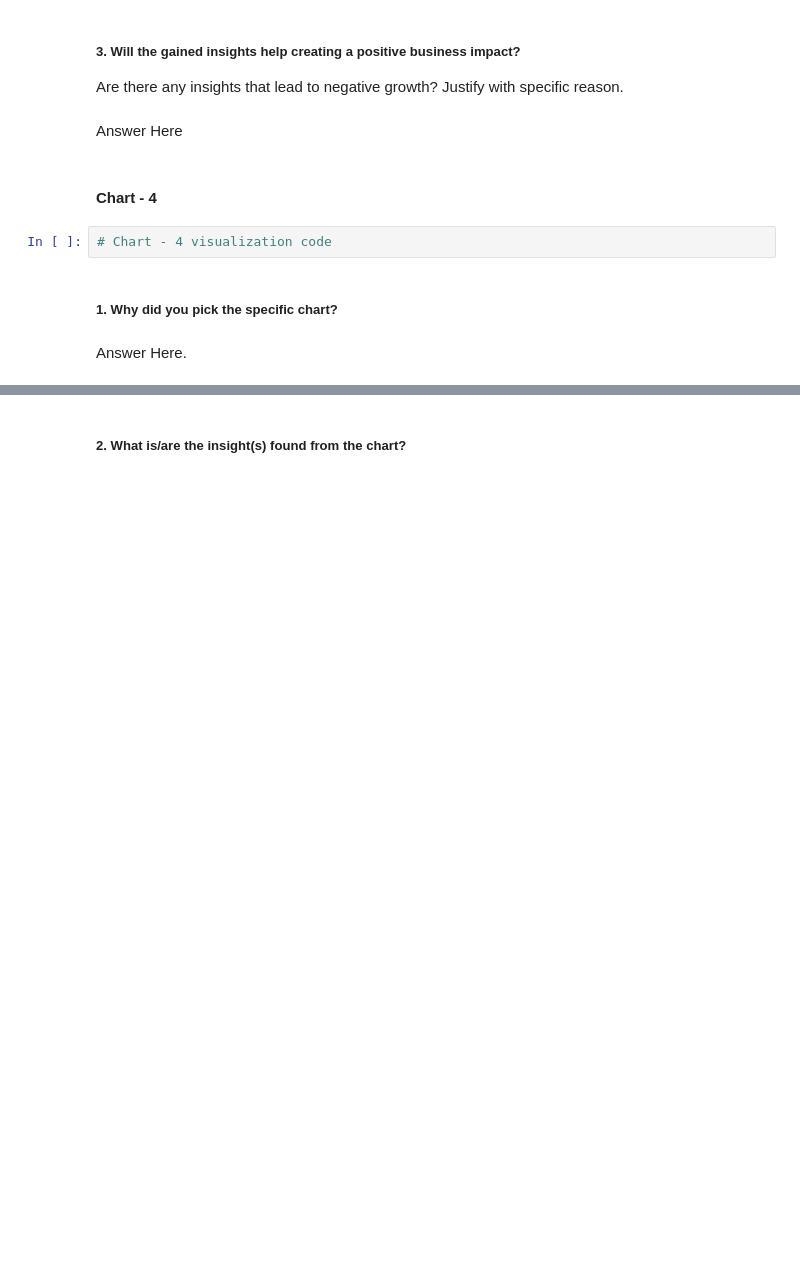
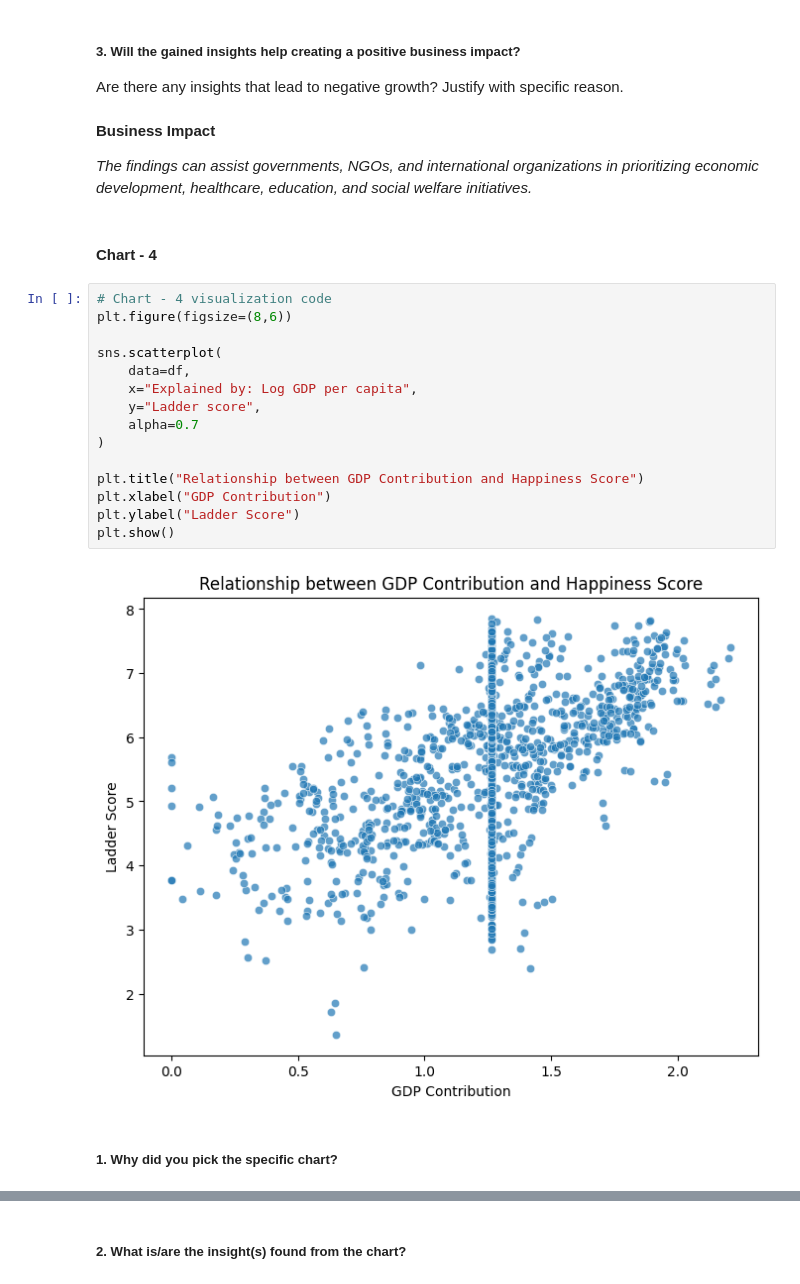
Before and after one commit to GEE2007/world-happiness-clustering, a Jupyter notebook: world_happiness_clustering.ipynb, the cells around one changed output, grey strips where cells are left out. Saved outputs shown, nothing was run; the diff lists cells and outputs as text; blank space fills up the shorter version.

```diff
--- a/world_happiness_clustering.ipynb
+++ b/world_happiness_clustering.ipynb
@@ -352,13 +409,28 @@ Answer Here
 # %% [markdown]
 ##### 3. Will the gained insights help creating a positive business impact?
 Are there any insights that lead to negative growth? Justify with specific reason.
-# %% [markdown]
-Answer Here
+# %% [markdown]
+**Business Impact**
+
+*The findings can assist governments, NGOs, and international organizations in prioritizing economic development, healthcare, education, and social welfare initiatives.*
 # %% [markdown]
 #### Chart - 4
-# %%
-# Chart - 4 visualization code
+# %%
+# Chart - 4 visualization code
+plt.figure(figsize=(8,6))
+
+sns.scatterplot(
+    data=df,
+    x="Explained by: Log GDP per capita",
+    y="Ladder score",
+    alpha=0.7
+)
+
+plt.title("Relationship between GDP Contribution and Happiness Score")
+plt.xlabel("GDP Contribution")
+plt.ylabel("Ladder Score")
+plt.show()
+# %% [output]
+[figure, added]
 # %% [markdown]
 ##### 1. Why did you pick the specific chart?
-# %% [markdown]
-Answer Here.
```
Also changed, not shown: parts of 119 cells of this notebook.
